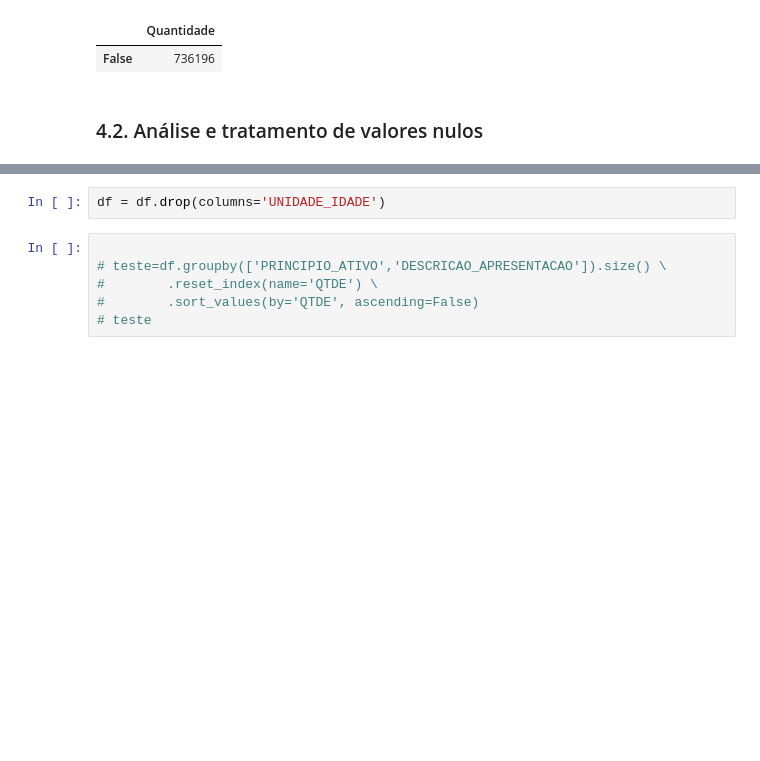
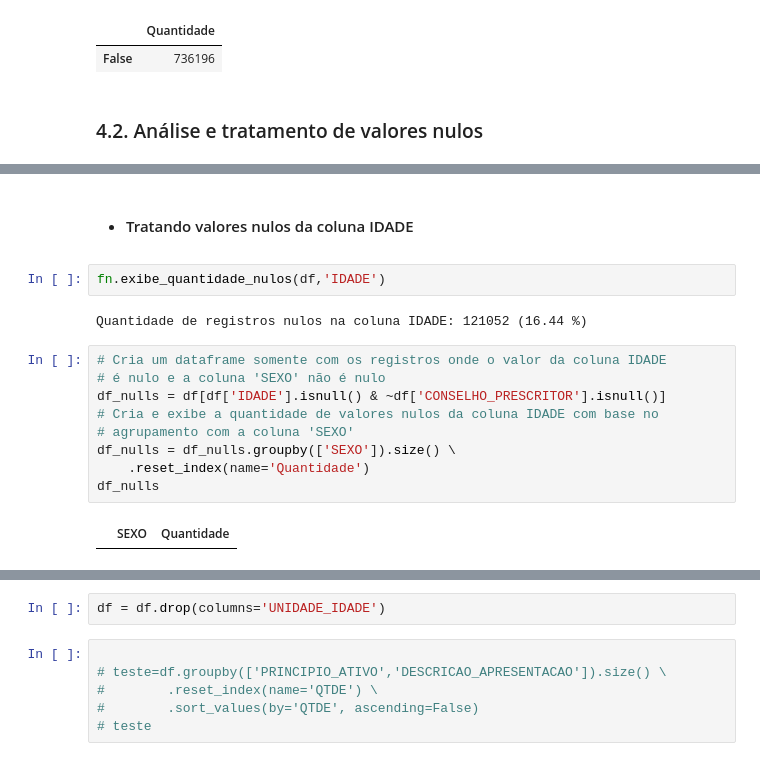
Before and after one commit to emso-exe/Venda_de_medicamentos_controlados_e_antimicrobianos_-_industrializados, a Jupyter notebook: 001_analise_de_vendas.ipynb, the cells around one changed output, grey strips where cells are left out. Cells and saved outputs as stored; diff of their text form; blank space fills up the shorter version.

Commit message:
feat: Ajuste na sessão tratamento de valores nulos, adicionado comentários ao código.

```diff
--- a/001_analise_de_vendas.ipynb
+++ b/001_analise_de_vendas.ipynb
@@ -251,0 +301,17 @@ Quantidade de registros nulos na coluna SEXO: 0
+# %% [markdown]
+* #### Tratando valores nulos da coluna IDADE
+# %%
+fn.exibe_quantidade_nulos(df,'IDADE')
+# %% [output]
+Quantidade de registros nulos na coluna IDADE: 121052 (16.44 %)
+# %%
+# Cria um dataframe somente com os registros onde o valor da coluna IDADE
+# é nulo e a coluna 'SEXO' não é nulo
+df_nulls = df[df['IDADE'].isnull() & ~df['CONSELHO_PRESCRITOR'].isnull()]
+# Cria e exibe a quantidade de valores nulos da coluna IDADE com base no
+# agrupamento com a coluna 'SEXO'
+df_nulls = df_nulls.groupby(['SEXO']).size() \
+    .reset_index(name='Quantidade')
+df_nulls
+# %% [output]
+|  | SEXO | Quantidade |
```
Also changed, not shown: parts of 33 cells of this notebook.
